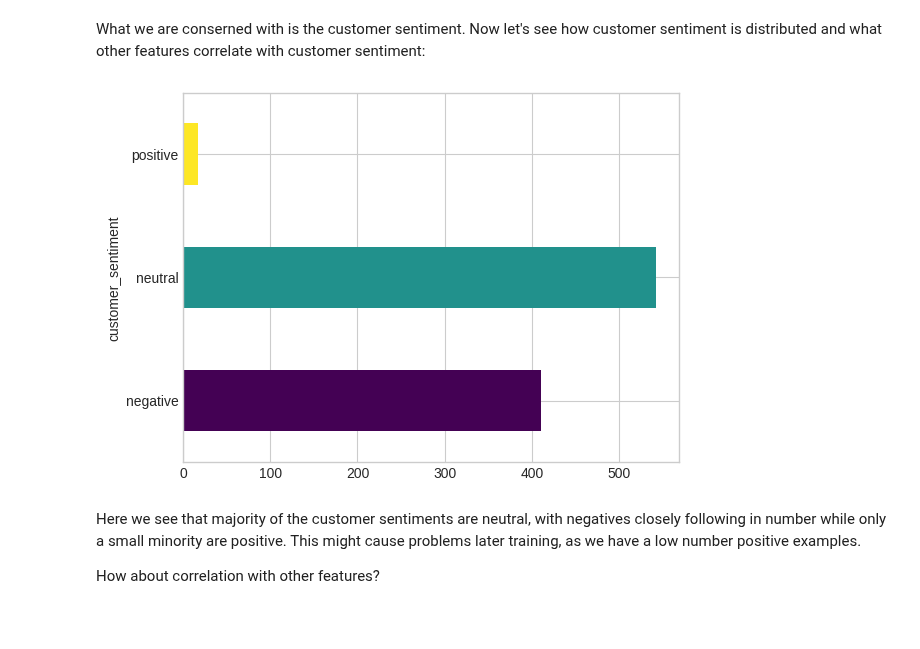
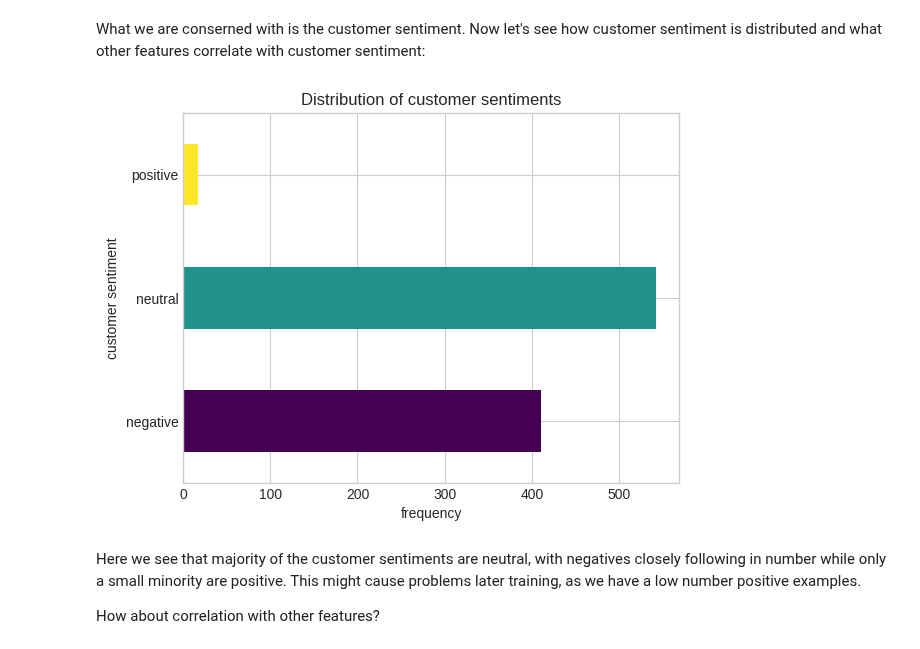
Before and after one commit to NisanYildiz/DI725-assignment1, a Jupyter notebook: Starter_Code.ipynb, the cells around one changed output. Saved outputs shown, nothing was run; the diff lists cells and outputs as text; code cells hidden in the pictures; blank space fills up the shorter version.

```diff
--- a/Starter_Code.ipynb
+++ b/Starter_Code.ipynb
@@ -86,10 +89,15 @@ Number of training examples: 970
 What we are conserned with is the customer sentiment. Now let's see how customer sentiment is distributed and what other features correlate with customer sentiment:
 # %%
 #Distribution of customer sentiment
-train_dataset.groupby('customer_sentiment').size().plot(kind='barh', color=["#440154","#21918c", "#fde725"]).plot()
+ax = train_dataset.groupby('customer_sentiment').size().plot(kind='barh', color=["#440154","#21918c", "#fde725"])
+ax.legend(bbox_to_anchor=(1.05, 1), loc=2, borderaxespad=0.)
+ax.set_ylabel('customer sentiment')
+ax.set_xlabel('frequency')
+ax.set_title('Distribution of customer sentiments')
+
 plt.show()
 # %% [output]
-[figure, old version]
+[figure, new version]
 # %% [markdown]
 Here we see that majority of the customer sentiments are neutral, with negatives closely following in number while only a small minority are positive. This might cause problems later training, as we have a low number positive examples.
 
```
Also changed, not shown: parts of 22 cells of this notebook, 31 other files.
